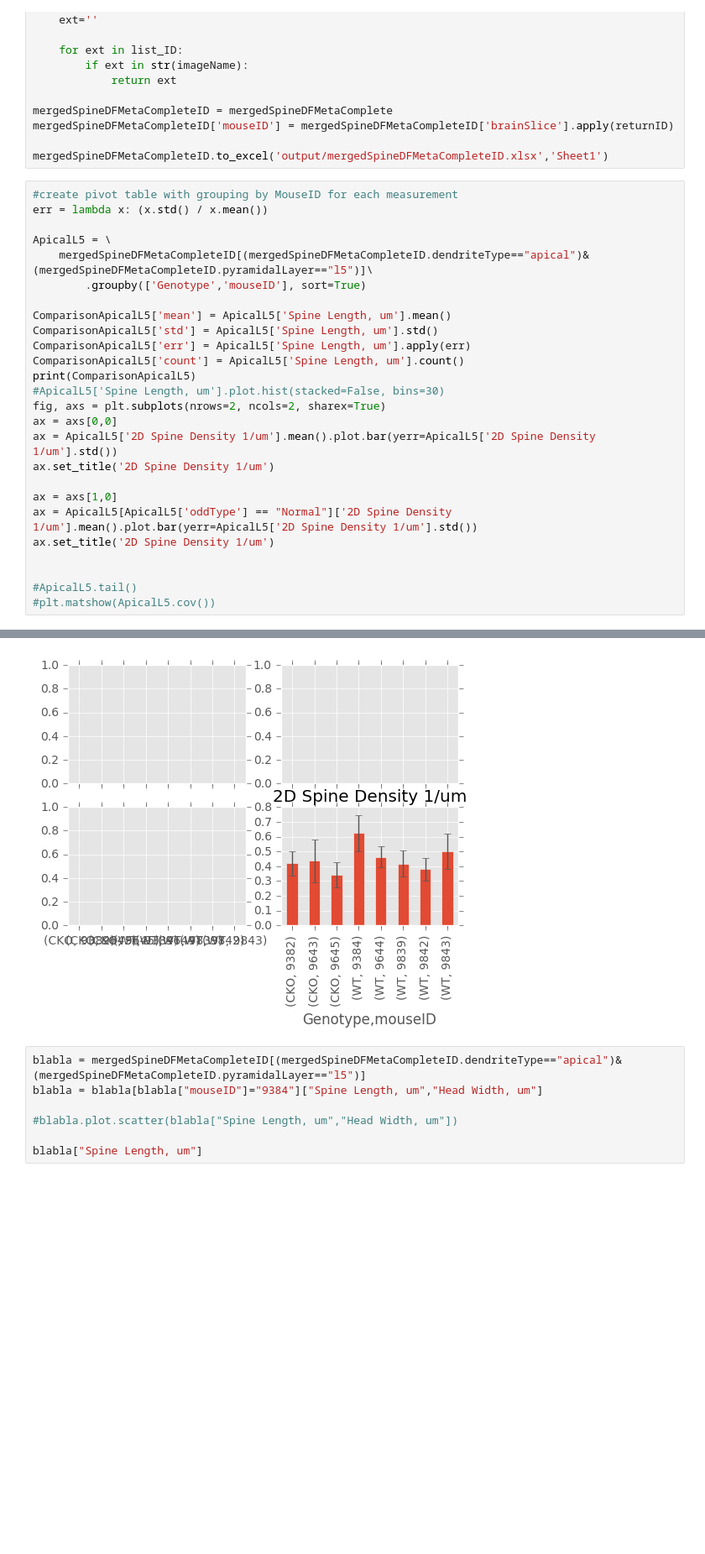
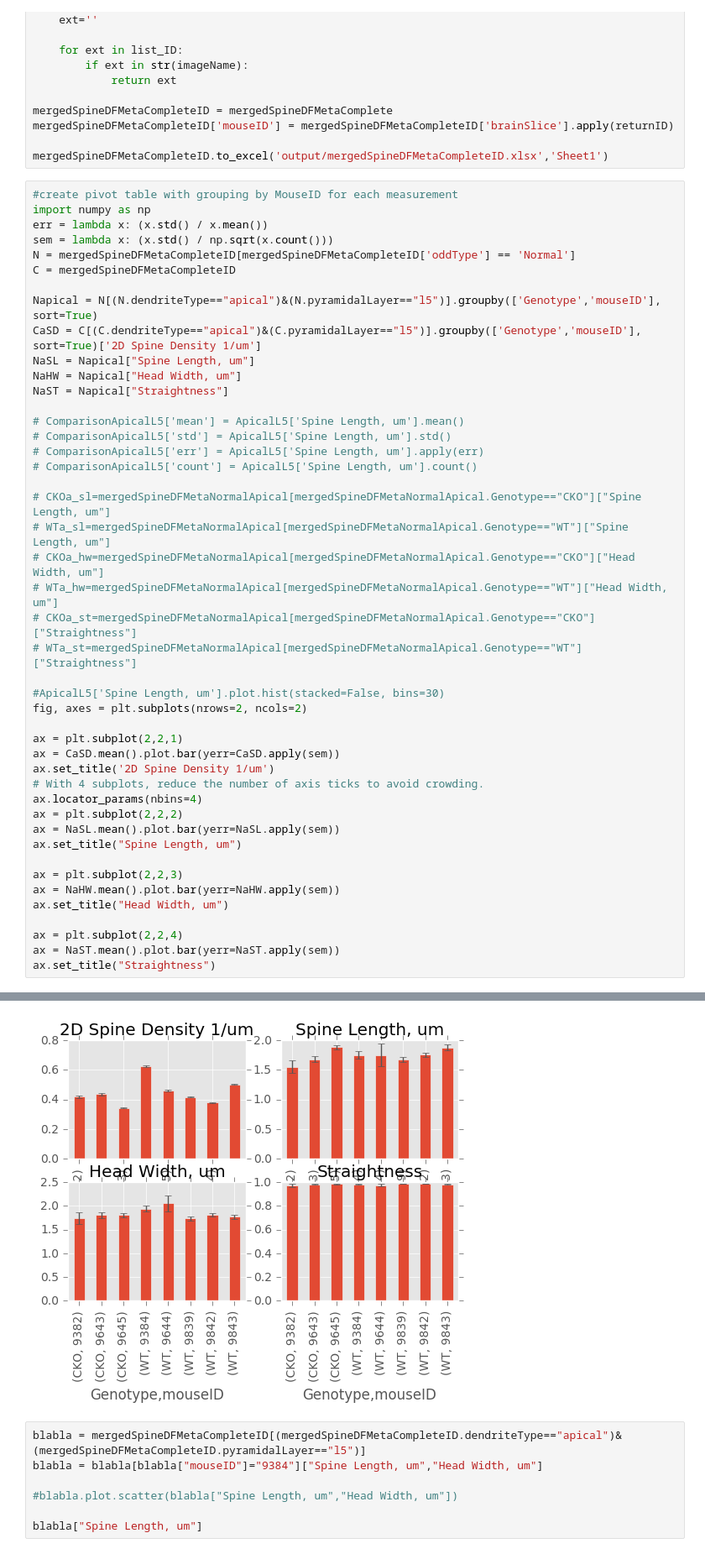
Before and after one commit to nikiluk/signalife-moo-spine-analysis, a Jupyter notebook: stats.ipynb, the cells around one changed output, grey strips where cells are left out. Shown at 84% size. Drawn from its saved outputs; the diff is of its cells as text; blank space fills up the shorter version.

Commit message:
graph update

```diff
--- a/stats.ipynb
+++ b/stats.ipynb
@@ -28,28 +28,47 @@ mergedSpineDFMetaCompleteID['mouseID'] = mergedSpineDFMetaCompleteID['brainSlice
 mergedSpineDFMetaCompleteID.to_excel('output/mergedSpineDFMetaCompleteID.xlsx','Sheet1')
 # %%
 #create pivot table with grouping by MouseID for each measurement
+import numpy as np
 err = lambda x: (x.std() / x.mean())
+sem = lambda x: (x.std() / np.sqrt(x.count()))
+N = mergedSpineDFMetaCompleteID[mergedSpineDFMetaCompleteID['oddType'] == 'Normal']
+C = mergedSpineDFMetaCompleteID
 
-ApicalL5 = \
-    mergedSpineDFMetaCompleteID[(mergedSpineDFMetaCompleteID.dendriteType=="apical")&(mergedSpineDFMetaCompleteID.pyramidalLayer=="l5")]\
-        .groupby(['Genotype','mouseID'], sort=True)
+Napical = N[(N.dendriteType=="apical")&(N.pyramidalLayer=="l5")].groupby(['Genotype','mouseID'], sort=True)
+CaSD = C[(C.dendriteType=="apical")&(C.pyramidalLayer=="l5")].groupby(['Genotype','mouseID'], sort=True)['2D Spine Density 1/um']
+NaSL = Napical["Spine Length, um"]
+NaHW = Napical["Head Width, um"]
+NaST = Napical["Straightness"]
 
-ComparisonApicalL5['mean'] = ApicalL5['Spine Length, um'].mean()
-ComparisonApicalL5['std'] = ApicalL5['Spine Length, um'].std()
-ComparisonApicalL5['err'] = ApicalL5['Spine Length, um'].apply(err)
-ComparisonApicalL5['count'] = ApicalL5['Spine Length, um'].count()
-print(ComparisonApicalL5)
+# ComparisonApicalL5['mean'] = ApicalL5['Spine Length, um'].mean()
+# ComparisonApicalL5['std'] = ApicalL5['Spine Length, um'].std()
+# ComparisonApicalL5['err'] = ApicalL5['Spine Length, um'].apply(err)
+# ComparisonApicalL5['count'] = ApicalL5['Spine Length, um'].count()
+
+# CKOa_sl=mergedSpineDFMetaNormalApical[mergedSpineDFMetaNormalApical.Genotype=="CKO"]["Spine Length, um"]
+# WTa_sl=mergedSpineDFMetaNormalApical[mergedSpineDFMetaNormalApical.Genotype=="WT"]["Spine Length, um"]
+# CKOa_hw=mergedSpineDFMetaNormalApical[mergedSpineDFMetaNormalApical.Genotype=="CKO"]["Head Width, um"]
+# WTa_hw=mergedSpineDFMetaNormalApical[mergedSpineDFMetaNormalApical.Genotype=="WT"]["Head Width, um"]
+# CKOa_st=mergedSpineDFMetaNormalApical[mergedSpineDFMetaNormalApical.Genotype=="CKO"]["Straightness"]
+# WTa_st=mergedSpineDFMetaNormalApical[mergedSpineDFMetaNormalApical.Genotype=="WT"]["Straightness"]
+
 #ApicalL5['Spine Length, um'].plot.hist(stacked=False, bins=30)
-fig, axs = plt.subplots(nrows=2, ncols=2, sharex=True)
-ax = axs[0,0]
-ax = ApicalL5['2D Spine Density 1/um'].mean().plot.bar(yerr=ApicalL5['2D Spine Density 1/um'].std())
+fig, axes = plt.subplots(nrows=2, ncols=2)
+
+ax = plt.subplot(2,2,1)
+ax = CaSD.mean().plot.bar(yerr=CaSD.apply(sem))
 ax.set_title('2D Spine Density 1/um')
+# With 4 subplots, reduce the number of axis ticks to avoid crowding.
+ax.locator_params(nbins=4)
+ax = plt.subplot(2,2,2)
+ax = NaSL.mean().plot.bar(yerr=NaSL.apply(sem))
+ax.set_title("Spine Length, um")
 
-ax = axs[1,0]
-ax = ApicalL5[ApicalL5['oddType'] == "Normal"]['2D Spine Density 1/um'].mean().plot.bar(yerr=ApicalL5['2D Spine Density 1/um'].std())
-ax.set_title('2D Spine Density 1/um')
+ax = plt.subplot(2,2,3)
+ax = NaHW.mean().plot.bar(yerr=NaHW.apply(sem))
+ax.set_title("Head Width, um")
 
-
-#ApicalL5.tail()
-#plt.matshow(ApicalL5.cov())
+ax = plt.subplot(2,2,4)
+ax = NaST.mean().plot.bar(yerr=NaST.apply(sem))
+ax.set_title("Straightness")
 # %% [output]
@@ -67,4 +76,4 @@ KeyError: 'Column not found: False'
-[figure, old version]
+[figure, new version]
 # %%
 blabla = mergedSpineDFMetaCompleteID[(mergedSpineDFMetaCompleteID.dendriteType=="apical")&(mergedSpineDFMetaCompleteID.pyramidalLayer=="l5")]
 blabla = blabla[blabla["mouseID"]="9384"]["Spine Length, um","Head Width, um"]
```
Also changed, not shown: parts of 1 cell of this notebook.
